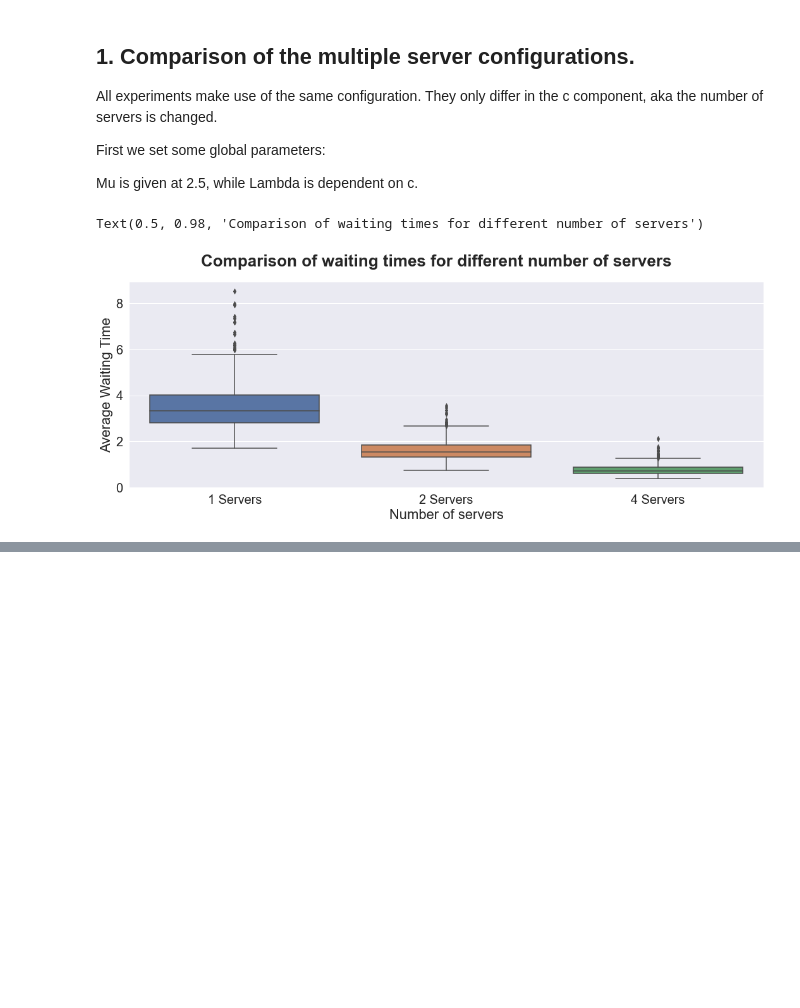
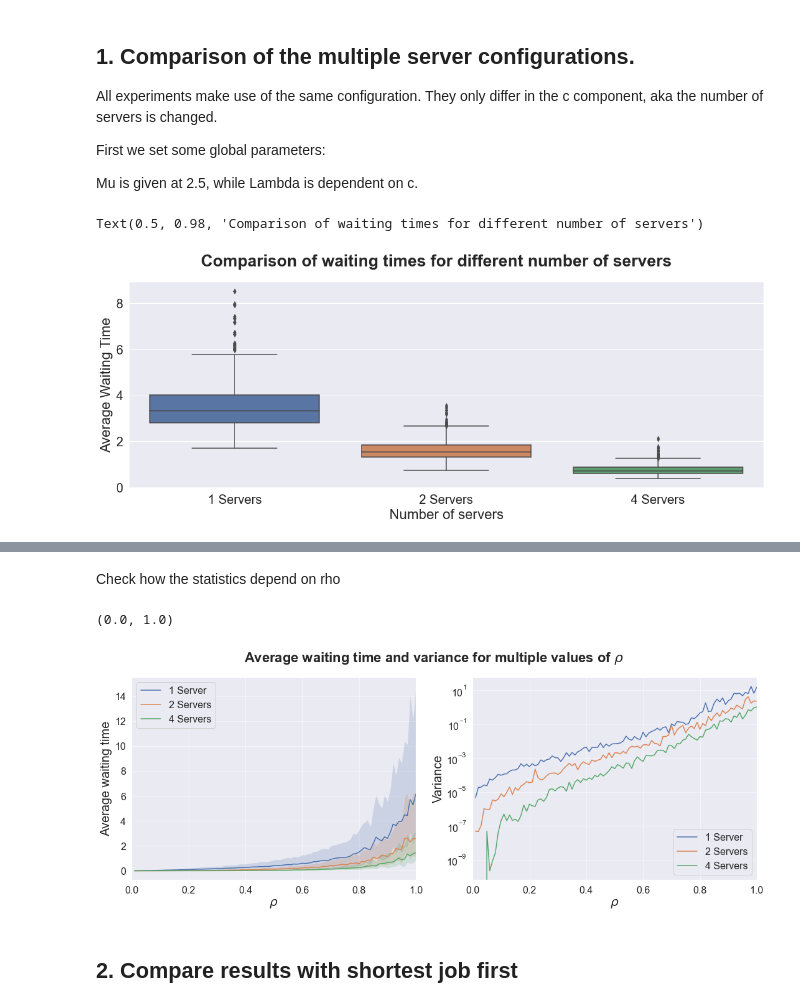
Before and after one commit to Boy0211/StochasticSimulation, a Jupyter notebook: Assignment2/code/main.ipynb, the cells around one changed output, grey strips where cells are left out. Saved outputs shown, nothing was run; the diff lists cells and outputs as text; code cells hidden in the pictures; blank space fills up the shorter version.

Commit message:
All data fixed, only the last step has to be visualized.

```diff
--- a/Assignment2/code/main.ipynb
+++ b/Assignment2/code/main.ipynb
@@ -105,11 +156,13 @@ df = pd.read_csv('../output/boxplot_data.csv')
 # %%
+df_boxplot['Servers'] = [f'{int(i)} Servers' for i in df_boxplot['Servers']]
+
 # Draw a boxplot
 import seaborn as sns
 
 sns.set(style='darkgrid')
 
 fig, axis = plt.subplots(1, 1, figsize=(18, 6))
-sns.boxplot(x='Servers', y='MeanWaitingTime', data=df)
+sns.boxplot(x='Servers', y='MeanWaitingTime', data=df_boxplot)
 axis.tick_params('both', labelsize=20)
 axis.set_xlabel('Number of servers', fontsize=22)
 axis.set_ylabel('Average Waiting Time', fontsize=22)
@@ -127,0 +203,6 @@ print("2, 4", ttest_ind(df.loc[df['Servers'] == '2 Servers']['MeanWaitingTime'],
+# %% [markdown]
+Check how the statistics depend on rho
+# %%
+RHO = 0.9
+MU = 2.5
+SIMULATIONS = 50
@@ -127,0 +231,61 @@ print("2, 4", ttest_ind(df.loc[df['Servers'] == '2 Servers']['MeanWaitingTime'],
+# %%
+# Save df
+df_variance.to_csv('../output/variance_data.csv')
+
+# Read from csv
+df_variance = pd.read_csv('../output/variance_data.csv')
+# %%
+sns.set(style='white')
+# %%
+fig, axis = plt.subplots(1, 2, figsize=(18, 6))
+fig.suptitle('Average waiting time and variance for multiple values of $\\rho$', fontsize=22, fontweight='bold')
+labels = ['1 Server', '2 Servers', '4 Servers']
+
+sub1 = df_variance.loc[df_variance['Servers'] == 1]
+sub2 = df_variance.loc[df_variance['Servers'] == 2]
+sub4 = df_variance.loc[df_variance['Servers'] == 4]
+
+
+quantiles = [[[np.quantile(sub1.loc[sub1['Rho'] == i]['MeanWaitingTime'], 0.25),
+               np.quantile(sub1.loc[sub1['Rho'] == i]['MeanWaitingTime'], 0.75)] for i in sub1['Rho'].unique()],
+             [[np.quantile(sub2.loc[sub2['Rho'] == i]['MeanWaitingTime'], 0.25),
+               np.quantile(sub2.loc[sub2['Rho'] == i]['MeanWaitingTime'], 0.75)] for i in sub1['Rho'].unique()],
+             [[np.quantile(sub4.loc[sub4['Rho'] == i]['MeanWaitingTime'], 0.25),
+               np.quantile(sub4.loc[sub4['Rho'] == i]['MeanWaitingTime'], 0.75)] for i in sub1['Rho'].unique()]]
+
+means = [[np.mean(sub1.loc[sub1['Rho'] == i]['MeanWaitingTime']) for i in sub1['Rho'].unique()],
+         [np.mean(sub2.loc[sub2['Rho'] == i]['MeanWaitingTime']) for i in sub1['Rho'].unique()],
+         [np.mean(sub4.loc[sub4['Rho'] == i]['MeanWaitingTime']) for i in sub1['Rho'].unique()]]
+
+variances = [[np.var(sub1.loc[sub1['Rho'] == i]['MeanWaitingTime']) for i in sub1['Rho'].unique()],
+             [np.var(sub2.loc[sub2['Rho'] == i]['MeanWaitingTime']) for i in sub1['Rho'].unique()],
+             [np.var(sub4.loc[sub4['Rho'] == i]['MeanWaitingTime']) for i in sub1['Rho'].unique()]]
+
+# axis[0].scatter(sub1['Rho'], sub1['MeanWaitingTime'])
+for i in range(len(quantiles)):
+    axis[0].plot(sub1['Rho'].unique(), means[i], label=labels[i])
+    axis[0].fill_between(sub1['Rho'].unique(), means[i] - np.array(quantiles[i]).T[0], means[i] + np.array(quantiles[i]).T[1], alpha=0.2)
+
+axis[0].legend(loc='upper left', fontsize=16)
+axis[0].tick_params('both', labelsize=16)
+axis[0].set_xlabel('$\\rho$', fontsize=20)
+axis[0].set_ylabel('Average waiting time', fontsize=20)
+axis[0].grid(alpha=0.5)
+axis[0].set_xlim(0,1)
+
+
+for i in range(len(variances)):
+    axis[1].plot(sub1['Rho'].unique(), variances[i], label=labels[i])
+
+axis[1].set_yscale('log')
+axis[1].set_xlabel('$\\rho$', fontsize=20)
+axis[1].set_ylabel('Variance', fontsize=20)
+axis[1].tick_params('both', labelsize=16)
+axis[1].legend(fontsize=16, loc='lower right')
+axis[1].grid(alpha=0.5)
+axis[1].set_xlim(0,1)
+# %% [output]
+(0.0, 1.0)
+[figure, added]
+# %% [markdown]
+## 2. Compare results with shortest job first
```
Also changed, not shown: parts of 14 cells of this notebook, 6 other files.
